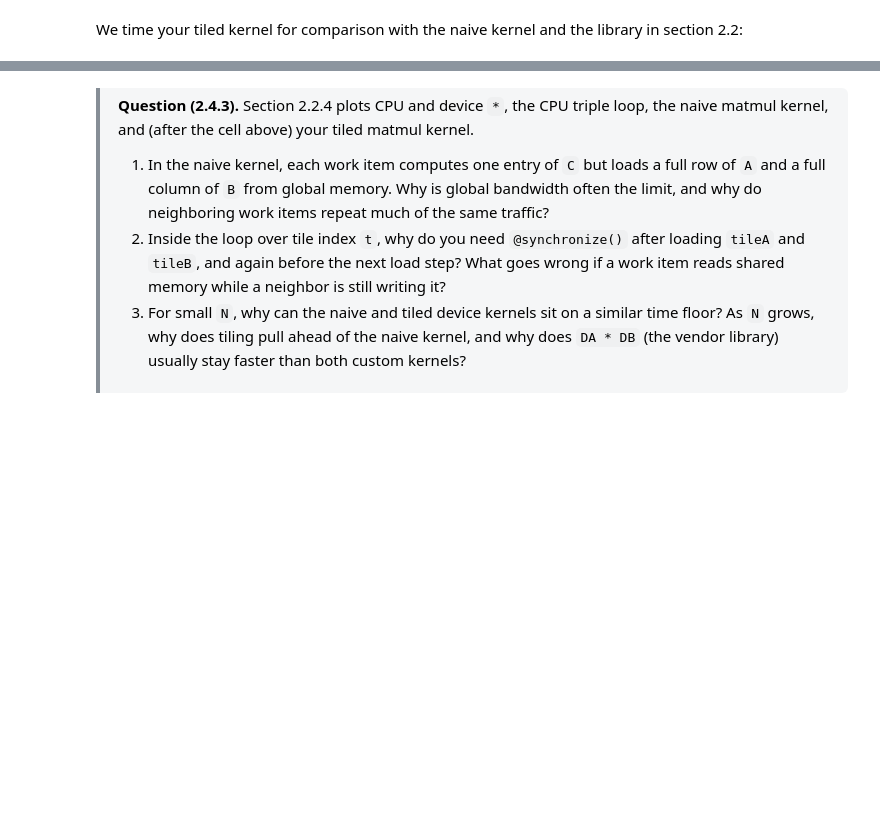
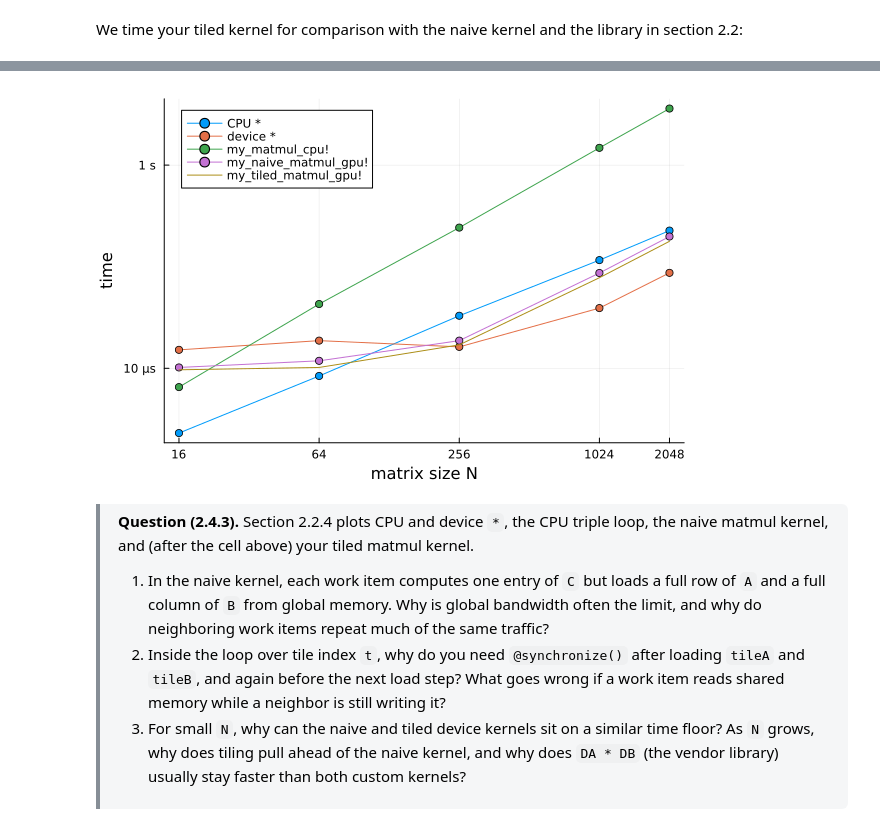
Before and after one commit to JuliaParallel/julia-hpc-tutorial-sc26, a Jupyter notebook: 02-Parallel-Programming/KernelAbstractions/solved_notebooks/matrix_multiplication.ipynb, the cells around one changed output, grey strips where cells are left out. Cells and saved outputs as stored; diff of their text form; code cells hidden in the pictures; blank space fills up the shorter version.

```diff
--- a/02-Parallel-Programming/KernelAbstractions/solved_notebooks/matrix_multiplication.ipynb
+++ b/02-Parallel-Programming/KernelAbstractions/solved_notebooks/matrix_multiplication.ipynb
@@ -518,19 +701,21 @@ end
 # %%
 t_dev_tiled = Float64[]
 for n in sizes
     X, Y = rand(Float32, n, n), rand(Float32, n, n)
     DX = copyto!(allocate(Backend, Float32, n, n), X)
     DY = copyto!(allocate(Backend, Float32, n, n), Y)
     DZ = KernelAbstractions.zeros(Backend, Float32, n, n)
-    k! = tiled_matmul_kernel!(Backend, (TILE_DIM, TILE_DIM))
+    k! = my_tiled_matmul_gpu_kernel!(Backend, (TILE_DIM, TILE_DIM))
     push!(t_dev_tiled, @belapsed begin
         $k!($DZ, $DX, $DY; ndrange = ($n, $n))
         KernelAbstractions.synchronize($Backend)
     end)
 end
 
-Plots.plot!(plt_matmul, sizes, t_dev_tiled; label = "tiled kernel")
+Plots.plot!(plt_matmul, sizes, t_dev_tiled; label = "my_tiled_matmul_gpu!")
 plt_matmul
+# %% [output]
+[figure, added]
 # %% [markdown]
 <div style="border-left: 4px solid #868e96; background: rgba(134, 142, 150, 0.08); padding: 0.4em 1.2em 0.6em; border-radius: 0 6px 6px 0; margin: 1em 0;">
 
```
Also changed, not shown: parts of 45 cells of this notebook, 22 other files.
